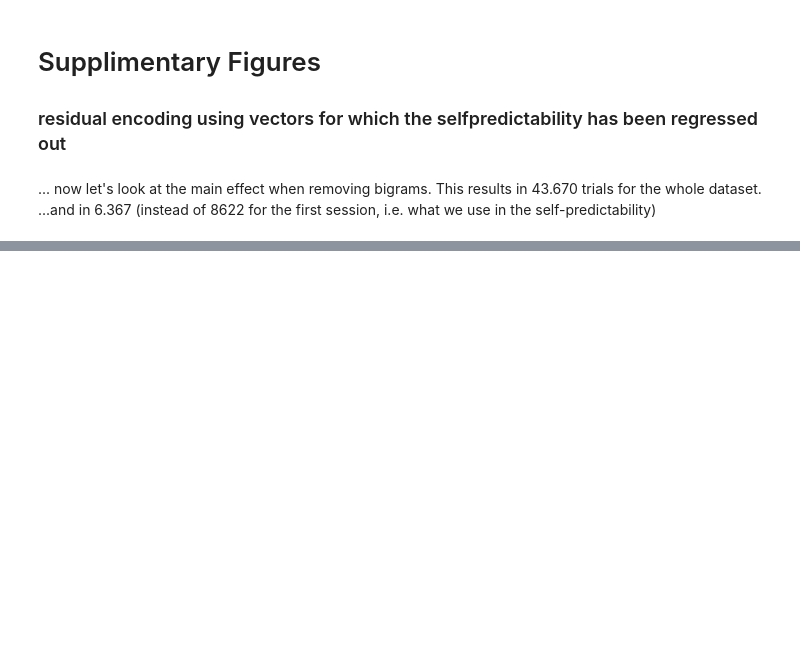
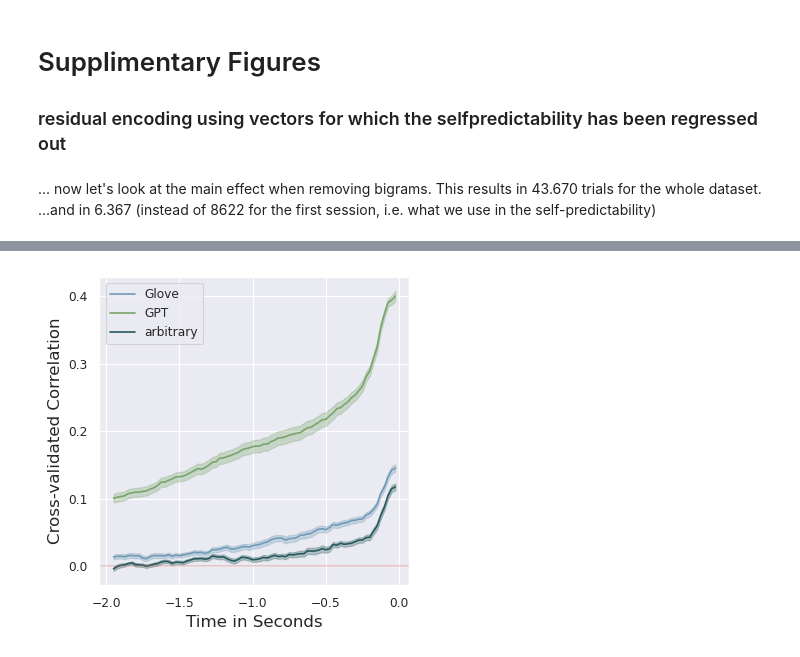
Before and after one commit to InesSchoenmann/Lingpred, a Jupyter notebook: notebooks_new/Figure.ipynb, the cells around one changed output, grey strips where cells are left out. Saved outputs shown, nothing was run; the diff lists cells and outputs as text; code cells hidden in the pictures; blank space fills up the shorter version.

Commit message:
added code to account for bigram removal in plotting selfpredictability and acoustics

```diff
--- a/notebooks_new/Figure.ipynb
+++ b/notebooks_new/Figure.ipynb
@@ -114,0 +131,4 @@ plotting.plot_selfpredictability(bigrams_removed=True)
+# %%
+plotting.plot_predicting_acoustics(dataset='Armani', bigrams_removed=True, use_regressed_out=False, plot_split=False)
+# %% [output]
+[figure, added]
```
Also changed, not shown: parts of 2 cells of this notebook, 2 other files.
